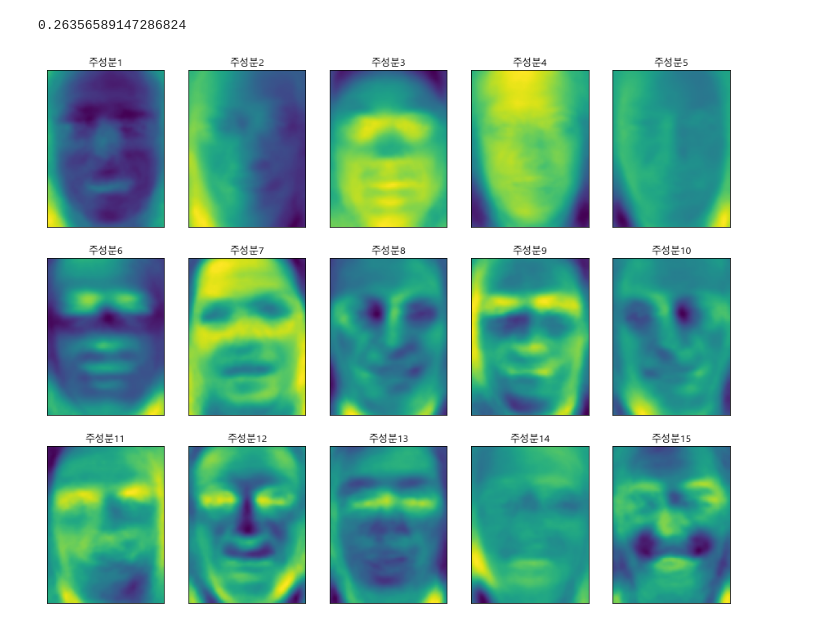
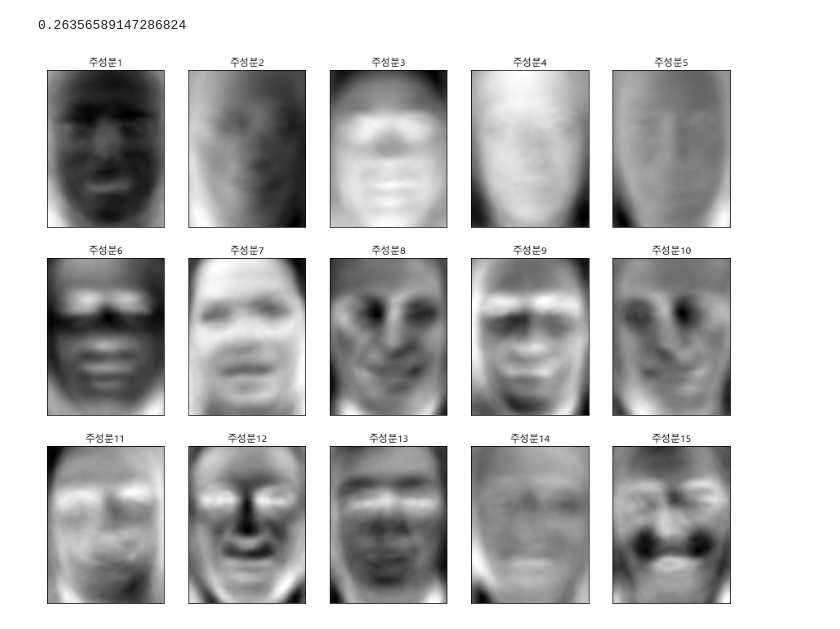
Before and after one commit to pillz9408/python, a Jupyter notebook: MachineLearning/221026_PCA_Ex.ipynb, the cells around one changed output. Cells and saved outputs as stored; diff of their text form; code cells hidden in the pictures.

```diff
--- a/MachineLearning/221026_PCA_Ex.ipynb
+++ b/MachineLearning/221026_PCA_Ex.ipynb
@@ -80,9 +80,11 @@ knn.score(x_test_pca, y_test)
 # %%
 fig, axes = plt.subplots(3, 5, figsize=(15,12),
                          subplot_kw={'xticks':(),'yticks':()})
 for i, (component, ax) in enumerate(zip(pca.components_, axes.ravel())):
-    ax.imshow(component.reshape(image_shape), cmap='viridis')
+    ax.imshow(component.reshape(image_shape))
 
     ax.set_title('주성분{}'.format((i+1)))
+    plt.gray()
+plt.show()
 # %% [output]
-[figure, old version]
+[figure, new version]
```
Also changed, not shown: 9 other files.
